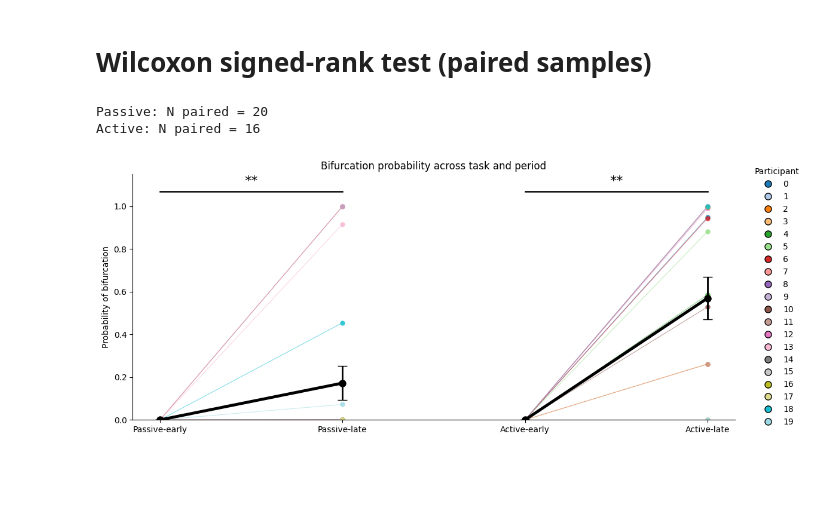
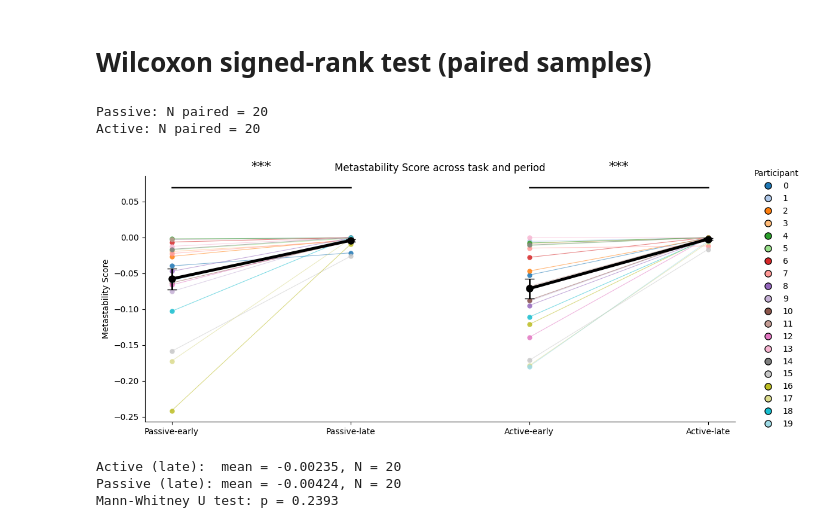
Before and after one commit to ThoHardy/SOUNDMODEL, a Jupyter notebook: MetastabilityScore_Group.ipynb, the cells around one changed output. Cells and saved outputs as stored; diff of their text form; code cells hidden in the pictures; blank space fills up the shorter version.

Commit message:
Added linear model interpolation in the measure of the metastability score.

```diff
--- a/MetastabilityScore_Group.ipynb
+++ b/MetastabilityScore_Group.ipynb
@@ -38,10 +38,8 @@ dfs = []
 
 for task, period in conditions:
     base_path = Path(f"Fit_{task}_{period}")
-    sub_path = base_path / "BifurcationProbability_Bounded" if period == "early" else base_path / "BifurcationProbability_Bounded"
-    csv_path = sub_path / "bifurcation_probabilities.csv"
+    csv_path = base_path / "metastability_scores.csv"
     df = pd.read_csv(csv_path, index_col=0)
-    df = df.rename(columns={"probability_of_bifurcation": "bifurcation_prob"})
 
     df["SubID"] = df.index
     df["task"] = task
@@ -50,6 +48,20 @@ for task, period in conditions:
     dfs.append(df)
 
 data = pd.concat(dfs, ignore_index=True)
+
+# =======================
+# Plot label mapping (for plotting only)
+# =======================
+map_task = {"Passive": "no-report", "Active": "report"}
+data["task_plot"] = data["task"].map(map_task)
+data["condition_plot"] = data["task_plot"] + '-' + data["period"]
+
+condition_order_plot = [
+    "no-report-early",
+    "no-report-late",
+    "report-early",
+    "report-late",
+]
 
 # =======================
 # Styling
@@ -71,10 +83,10 @@ for task in ["Passive", "Active"]:
     late  = data[(data.task == task) & (data.period == "late")]
 
     for sub in set(early.SubID).intersection(late.SubID):
-        y1 = early.loc[early.SubID == sub, "bifurcation_prob"].values[0]
-        y2 = late.loc[late.SubID == sub, "bifurcation_prob"].values[0]
-        x1 = condition_order.index(f"{task}-early")
-        x2 = condition_order.index(f"{task}-late")
+        y1 = early.loc[early.SubID == sub, "metastability_score"].values[0]
+        y2 = late.loc[late.SubID == sub, "metastability_score"].values[0]
+        x1 = condition_order_plot.index(f"{map_task[task]}-early")
+        x2 = condition_order_plot.index(f"{map_task[task]}-late")
 
         ax.plot(
             [x1, x2], [y1, y2],
@@ -85,9 +97,9 @@ for task in ["Passive", "Active"]:
 for sub, df_sub in data.groupby("SubID"):
     sns.stripplot(
         data=df_sub,
-        x="condition",
-        y="bifurcation_prob",
-        order=condition_order,
+        x="condition_plot",
+        y="metastability_score",
+        order=condition_order_plot,
         jitter=0.18,
         size=6,
         alpha=0.85,
@@ -98,17 +110,17 @@ for sub, df_sub in data.groupby("SubID"):
 
 # ---- Mean ± SEM
 stats = (
-    data.groupby("condition")["bifurcation_prob"]
+    data.groupby("condition_plot")["metastability_score"]
     .agg(["mean", "sem"])
-    .reindex(condition_order)
+    .reindex(condition_order_plot)
 )
 
-x = np.arange(len(condition_order))
+x = np.arange(len(condition_order_plot))
 
 # Bold black mean connector lines within each task
-ax.plot([0, 1], [stats.loc["Passive-early", "mean"], stats.loc["Passive-late", "mean"]],
+ax.plot([0, 1], [stats.loc["no-report-early", "mean"], stats.loc["no-report-late", "mean"]],
         color="black", linewidth=3.5, zorder=2.6)
-ax.plot([2, 3], [stats.loc["Active-early", "mean"], stats.loc["Active-late", "mean"]],
+ax.plot([2, 3], [stats.loc["report-early", "mean"], stats.loc["report-late", "mean"]],
         color="black", linewidth=3.5, zorder=2.6)
 
 ax.errorbar(
@@ -139,8 +151,8 @@ def paired_p(task):
     common = e.index.intersection(l.index)
 
     # Align explicitly
-    e_vals = e.loc[common, "bifurcation_prob"]
-    l_vals = l.loc[common, "bifurcation_prob"]
+    e_vals = e.loc[common, "metastability_score"]
+    l_vals = l.loc[common, "metastability_score"]
 
     # Remove any NaNs just in case
     valid = ~(e_vals.isna() | l_vals.isna())
@@ -175,7 +187,7 @@ def annotate(x1, x2, y, text):
     ax.text((x1 + x2) / 2, y + 0.02, text,
             ha="center", va="bottom", fontsize=16)
 
-y_top = data["bifurcation_prob"].max() + 0.07
+y_top = data["metastability_score"].max() + 0.07
 
 if stars(p_passive):
     annotate(0, 1, y_top, stars(p_passive))
@@ -189,36 +201,54 @@ if stars(p_active):
 legend_elements = [
     Line2D(
         [0], [0],
         marker='o',
         color='none',
         label=str(sub),
         markerfacecolor=subid_color[sub],
         markersize=8
     )
     for sub in subids
 ]
 
 ax.legend(
     handles=legend_elements,
     title="Participant",
     bbox_to_anchor=(1.02, 0.5),
     loc="center left",
     frameon=False
 )
 
 # =======================
 # Final touches
 # =======================
-ax.set_ylabel("Probability of bifurcation")
+ax.set_ylabel("Metastability Score")
 ax.set_xlabel("")
-ax.set_ylim(0, 1.15)
-ax.set_title("Bifurcation probability across task and period")
+# ax.set_ylim(0, 1.15)
+ax.set_title("Metastability Score across task and period")
+ax.tick_params(axis="x", labelsize=12)
 
 sns.despine()
 plt.tight_layout()
-plt.savefig('BifurcationProbabilityAcrossConditions.png')
+plt.savefig('MetastabilityScoreAcrossConditions.png')
 plt.show()
 # %% [output]
 Passive: N paired = 20
-Active: N paired = 16
+Active: N paired = 20
-[figure, old version]
+[figure, new version]
+# %%
+# Compare Active vs Passive in late condition (unpaired)
+from scipy.stats import mannwhitneyu
+
+late_data = data[data.period == "late"]
+active_late = late_data[late_data.task == "Active"]["metastability_score"]
+passive_late = late_data[late_data.task == "Passive"]["metastability_score"]
+
+print(f"Active (late):  mean = {active_late.mean():.5f}, N = {len(active_late)}")
+print(f"Passive (late): mean = {passive_late.mean():.5f}, N = {len(passive_late)}")
+
+u_stat, p_val = mannwhitneyu(active_late, passive_late)
+print(f"Mann-Whitney U test: p = {p_val:.4f}")
+# %% [output]
+Active (late):  mean = -0.00235, N = 20
+Passive (late): mean = -0.00424, N = 20
+Mann-Whitney U test: p = 0.2393
```
Also changed, not shown: 7 other files.
